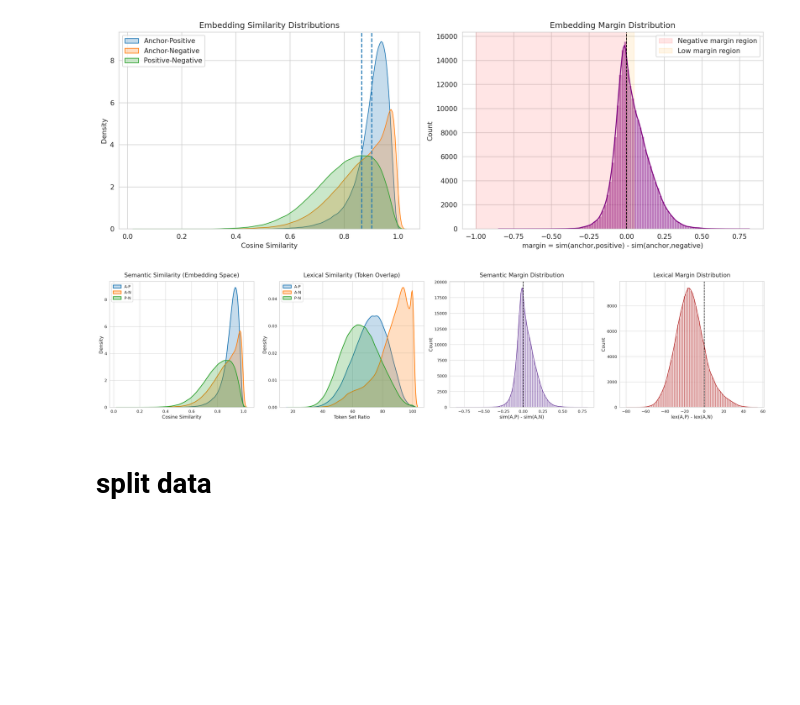
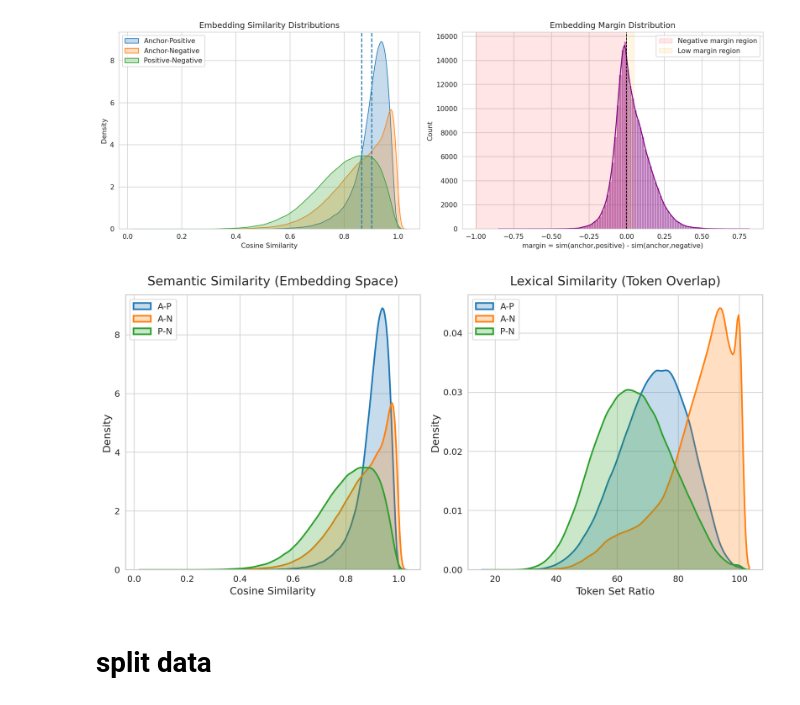
Before and after one commit to sciknoworg/AVA, a Jupyter notebook: analysis/dataset_analysis.ipynb, the cells around one changed output. Cells and saved outputs as stored; diff of their text form; code cells hidden in the pictures; blank space fills up the shorter version.

```diff
--- a/analysis/dataset_analysis.ipynb
+++ b/analysis/dataset_analysis.ipynb
@@ -44,8 +88,8 @@ total samples: 197326
 # %%
 synthesis_data = []
 
-for onto in os.listdir("data"):
-    bfs_path = f"data/{onto}/bfs_synthetic_triplets.json"
+for onto in os.listdir("../data"):
+    bfs_path = f"../data/{onto}/bfs_synthetic_triplets.json"
     if os.path.exists(bfs_path):
         bfs_synthesis = load_json(bfs_path)
         for bfs in bfs_synthesis:
@@ -808,7 +852,7 @@ def plot_paper_ready_single_row(df):
         "axes.linewidth": 1.2
     })
 
-    fig, axes = plt.subplots(1, 4, figsize=(26, 6), dpi=200)
+    fig, axes = plt.subplots(1, 2, figsize=(12, 6), dpi=200)
 
     # =====================================================
     # (1) SEMANTIC SIMILARITY
@@ -841,44 +885,44 @@ def plot_paper_ready_single_row(df):
     # =====================================================
     # (3) SEMANTIC MARGIN
     # =====================================================
-    ax = axes[2]
+#     ax = axes[2]
 
-    semantic_margin = df["anchor_positive"] - df["anchor_negative"]
+#     semantic_margin = df["anchor_positive"] - df["anchor_negative"]
 
-    sns.histplot(
-        semantic_margin,
-        bins=80,
-        kde=True,
-        ax=ax,
-        color="#6a3d9a",
-        linewidth=1.5
-    )
+#     sns.histplot(
+#         semantic_margin,
+#         bins=80,
+#         kde=True,
+#         ax=ax,
+#         color="#6a3d9a",
+#         linewidth=1.5
+#     )
 
-    ax.axvline(0, color="black", linestyle="--", linewidth=1.5)
+#     ax.axvline(0, color="black", linestyle="--", linewidth=1.5)
 
-    ax.set_title("Semantic Margin Distribution", pad=12)
-    ax.set_xlabel("sim(A,P) - sim(A,N)")
-    ax.set_ylabel("Count")
+#     ax.set_title("Semantic Margin Distribution", pad=12)
+#     ax.set_xlabel("sim(A,P) - sim(A,N)")
+#     ax.set_ylabel("Count")
 
     # =====================================================
     # (4) LEXICAL MARGIN
     # =====================================================
-    ax = axes[3]
+    # ax = axes[3]
 
-    sns.histplot(
-        df["lex_margin"],
-        bins=80,
-        kde=True,
-        ax=ax,
-        color="#b22222",
-        linewidth=1.5
-    )
+#     sns.histplot(
+#         df["lex_margin"],
+#         bins=80,
+#         kde=True,
+#         ax=ax,
+#         color="#b22222",
+#         linewidth=1.5
+#     )
 
-    ax.axvline(0, color="black", linestyle="--", linewidth=1.5)
+#     ax.axvline(0, color="black", linestyle="--", linewidth=1.5)
 
-    ax.set_title("Lexical Margin Distribution", pad=12)
-    ax.set_xlabel("lex(A,P) - lex(A,N)")
-    ax.set_ylabel("Count")
+#     ax.set_title("Lexical Margin Distribution", pad=12)
+#     ax.set_xlabel("lex(A,P) - lex(A,N)")
+#     ax.set_ylabel("Count")
 
     plt.tight_layout()
 
@@ -890,34 +934,34 @@ def plot_paper_ready_single_row(df):
 
 def lexical_similarity_analysis(samples):
     rows = []
 
     for item in samples:
         ap = fuzz.token_set_ratio(item["anchor"], item["positive"])
         an = fuzz.token_set_ratio(item["anchor"], item["negative"])
         pn = fuzz.token_set_ratio(item["positive"], item["negative"])
 
         rows.append({
             "lex_anchor_positive": ap,
             "lex_anchor_negative": an,
             "lex_positive_negative": pn,
             "lex_margin": ap - an
         })
 
     return pd.DataFrame(rows)
 
 lexical_df2  = lexical_similarity_analysis(cleaned_synthesis_data)
 
 merged = pd.concat(
     [
         embedding_df.reset_index(drop=True),
         lexical_df2.reset_index(drop=True)
     ],
     axis=1
 )
 
 plot_paper_ready_single_row(merged)
 # %% [output]
-[figure, old version]
+[figure, new version]
 # %% [markdown]
 # split data
 # %%
```
Also changed, not shown: parts of 7 cells of this notebook, 51 other files.
